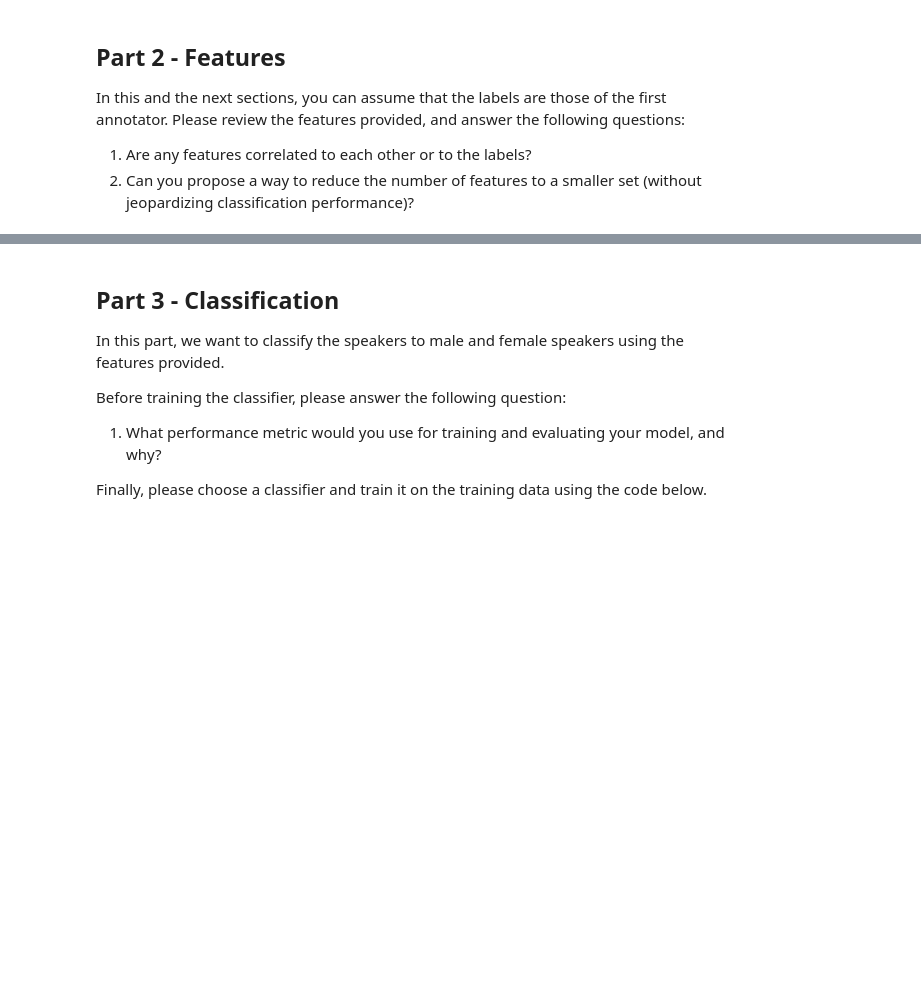
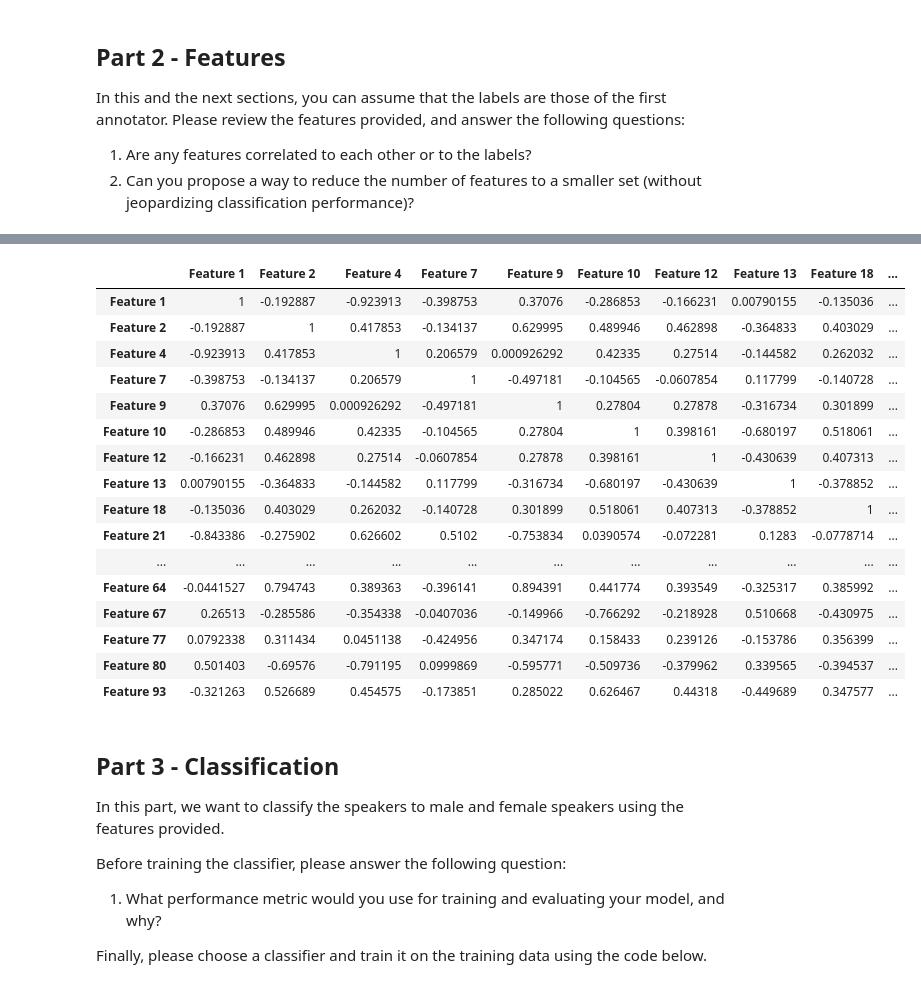
Before and after one commit to Ran-Tokman/Augury-Take-Home-Test, a Jupyter notebook: Augury Take Home Test.ipynb, the cells around one changed output, grey strips where cells are left out. Saved outputs shown, nothing was run; the diff lists cells and outputs as text; code cells hidden in the pictures; blank space fills up the shorter version.

```diff
--- a/Augury Take Home Test.ipynb
+++ b/Augury Take Home Test.ipynb
@@ -243,3 +338,32 @@ y_train = le.transform(labels_train.as_matrix()[:, 0])
+# %%
+columns = np.full((corr.shape[0],), True, dtype=bool)
+for i in range(corr.shape[0]):
+    for j in range(i+1, corr.shape[0]):
+        if corr.iloc[i,j] >= 0.9:
+            if columns[j]:
+                columns[j] = False
+selected_columns = features_train.columns[columns]
+data = features_train[selected_columns]
+# %%
+data.corr().style.background_gradient(cmap='coolwarm')
+# %% [output]
+|  | Feature 1 | Feature 2 | Feature 4 | Feature 7 | Feature 9 | Feature 10 | Feature 12 | Feature 13 | Feature 18 | ... |
+| Feature 1 | 1 | -0.192887 | -0.923913 | -0.398753 | 0.37076 | -0.286853 | -0.166231 | 0.00790155 | -0.135036 | ... |
+| Feature 2 | -0.192887 | 1 | 0.417853 | -0.134137 | 0.629995 | 0.489946 | 0.462898 | -0.364833 | 0.403029 | ... |
+| Feature 4 | -0.923913 | 0.417853 | 1 | 0.206579 | 0.000926292 | 0.42335 | 0.27514 | -0.144582 | 0.262032 | ... |
+| Feature 7 | -0.398753 | -0.134137 | 0.206579 | 1 | -0.497181 | -0.104565 | -0.0607854 | 0.117799 | -0.140728 | ... |
+| Feature 9 | 0.37076 | 0.629995 | 0.000926292 | -0.497181 | 1 | 0.27804 | 0.27878 | -0.316734 | 0.301899 | ... |
+| Feature 10 | -0.286853 | 0.489946 | 0.42335 | -0.104565 | 0.27804 | 1 | 0.398161 | -0.680197 | 0.518061 | ... |
+| Feature 12 | -0.166231 | 0.462898 | 0.27514 | -0.0607854 | 0.27878 | 0.398161 | 1 | -0.430639 | 0.407313 | ... |
+| Feature 13 | 0.00790155 | -0.364833 | -0.144582 | 0.117799 | -0.316734 | -0.680197 | -0.430639 | 1 | -0.378852 | ... |
+| Feature 18 | -0.135036 | 0.403029 | 0.262032 | -0.140728 | 0.301899 | 0.518061 | 0.407313 | -0.378852 | 1 | ... |
+| Feature 21 | -0.843386 | -0.275902 | 0.626602 | 0.5102 | -0.753834 | 0.0390574 | -0.072281 | 0.1283 | -0.0778714 | ... |
+| ... | ... | ... | ... | ... | ... | ... | ... | ... | ... | ... |
+| Feature 64 | -0.0441527 | 0.794743 | 0.389363 | -0.396141 | 0.894391 | 0.441774 | 0.393549 | -0.325317 | 0.385992 | ... |
+| Feature 67 | 0.26513 | -0.285586 | -0.354338 | -0.0407036 | -0.149966 | -0.766292 | -0.218928 | 0.510668 | -0.430975 | ... |
+| Feature 77 | 0.0792338 | 0.311434 | 0.0451138 | -0.424956 | 0.347174 | 0.158433 | 0.239126 | -0.153786 | 0.356399 | ... |
+| Feature 80 | 0.501403 | -0.69576 | -0.791195 | 0.0999869 | -0.595771 | -0.509736 | -0.379962 | 0.339565 | -0.394537 | ... |
+| Feature 93 | -0.321263 | 0.526689 | 0.454575 | -0.173851 | 0.285022 | 0.626467 | 0.44318 | -0.449689 | 0.347577 | ... |
 # %% [markdown]
 ## Part 3 - Classification
 
```
Also changed, not shown: parts of 20 cells of this notebook.
